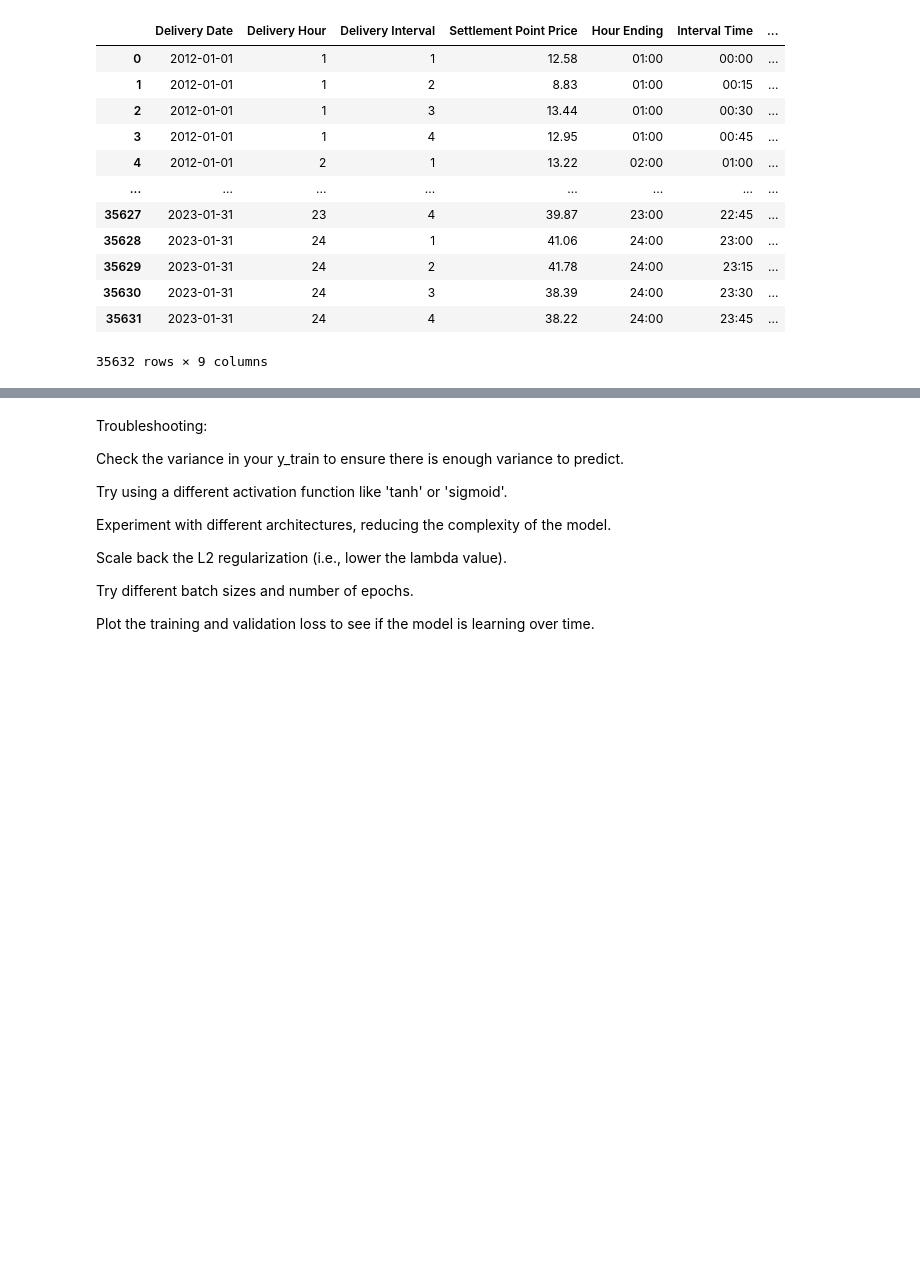
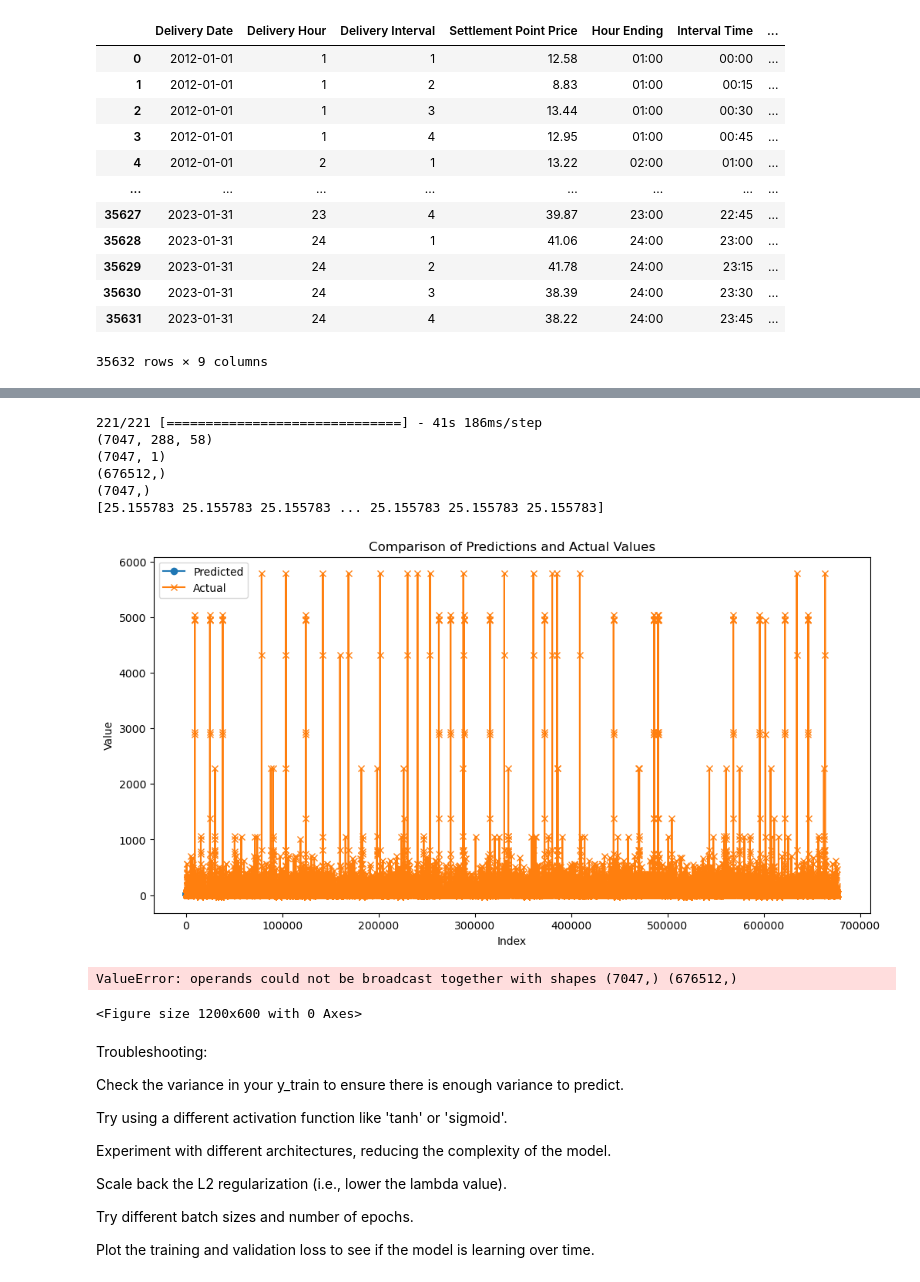
Before and after one commit to les-g-a/FinalProject_1.C01, a Jupyter notebook: DAMvsRTMLSTM.ipynb, the cells around one changed output, grey strips where cells are left out. Saved outputs shown, nothing was run; the diff lists cells and outputs as text; code cells hidden in the pictures; blank space fills up the shorter version.

```diff
--- a/DAMvsRTMLSTM.ipynb
+++ b/DAMvsRTMLSTM.ipynb
@@ -340,3 +500,32 @@ Epoch 20/20
+# %%
+y_pred_BiLST_3layers_scaled = BiLSTM_3layers.predict(X_test_scaled)
+y_pred_BiLST_3layers = scaler_y.inverse_transform(y_pred_BiLST_3layers_scaled).flatten()
+y_test = scaler_y.inverse_transform(y_test_scaled.reshape(-1, 1)).flatten()
+
+print(X_test_scaled.shape)
+print(y_pred_BiLST_3layers_scaled.shape)
+print(y_test.shape)
+print(y_pred_BiLST_3layers.shape)
+print(y_pred_BiLST_3layers)
+# Calculate the Mean Absolute Error
+#mae_BiLSTM_3layers = mean_absolute_error(y_test, y_pred_BiLST_3layers)
+#print(f'Mean Absolute Error: {mae_BiLSTM_3layers:.2f}')
+
+# # Calculate the Mean Squared Error
+# mse_BiLSTM_3layers = mean_squared_error(y_test, y_pred_BiLST_3layers)
+# print(f'Mean Squared Error: {mse_BiLSTM_3layers:.2f}')
+
+plot_comparison(y_pred_BiLST_3layers, y_test)
+# %% [output]
+221/221 [==============================] - 41s 186ms/step
+(7047, 288, 58)
+(7047, 1)
+(676512,)
+(7047,)
+[25.155783 25.155783 25.155783 ... 25.155783 25.155783 25.155783]
+[figure, added]
+ValueError: operands could not be broadcast together with shapes (7047,) (676512,)
+<Figure size 1200x600 with 0 Axes>
 # %% [markdown]
 Troubleshooting:
 
```
Also changed, not shown: parts of 39 cells of this notebook, 1 other file.
